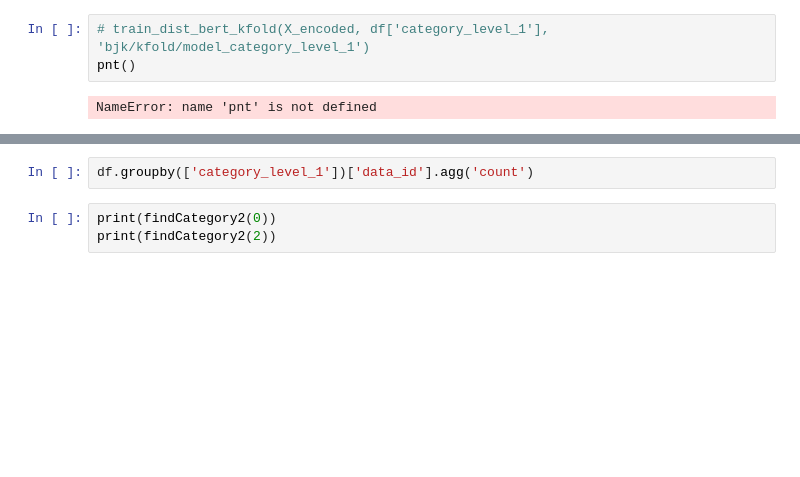
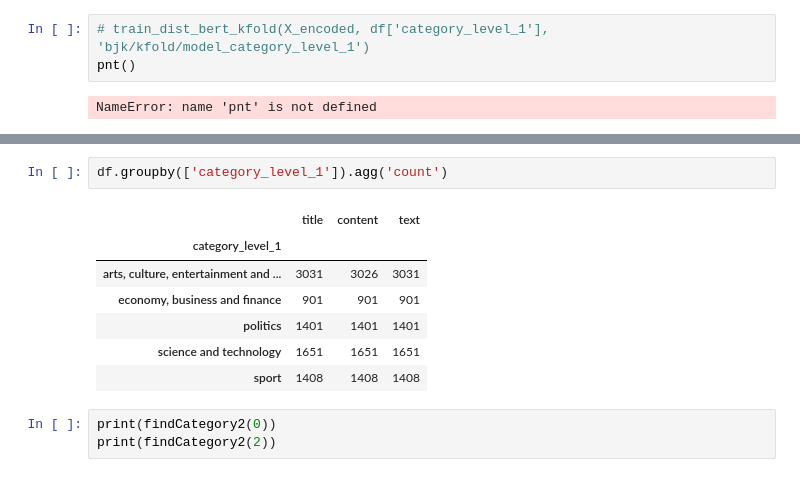
Before and after one commit to BewSorawit/News-Classification, a Jupyter notebook: 8.DistilBERT.ipynb, the cells around one changed output, grey strips where cells are left out. Cells and saved outputs as stored; diff of their text form; blank space fills up the shorter version.

```diff
--- a/8.DistilBERT.ipynb
+++ b/8.DistilBERT.ipynb
@@ -504,5 +553,13 @@ Predicted Classes for Category Level 1: [4]
 # %%
-df.groupby(['category_level_1'])['data_id'].agg('count')
+df.groupby(['category_level_1']).agg('count')
+# %% [output]
+|  | title | content | text |
+| category_level_1 |  |  |  |
+| arts, culture, entertainment and ... | 3031 | 3026 | 3031 |
+| economy, business and finance | 901 | 901 | 901 |
+| politics | 1401 | 1401 | 1401 |
+| science and technology | 1651 | 1651 | 1651 |
+| sport | 1408 | 1408 | 1408 |
 # %%
 print(findCategory2(0))
 print(findCategory2(2))
```
Also changed, not shown: parts of 13 cells of this notebook.
